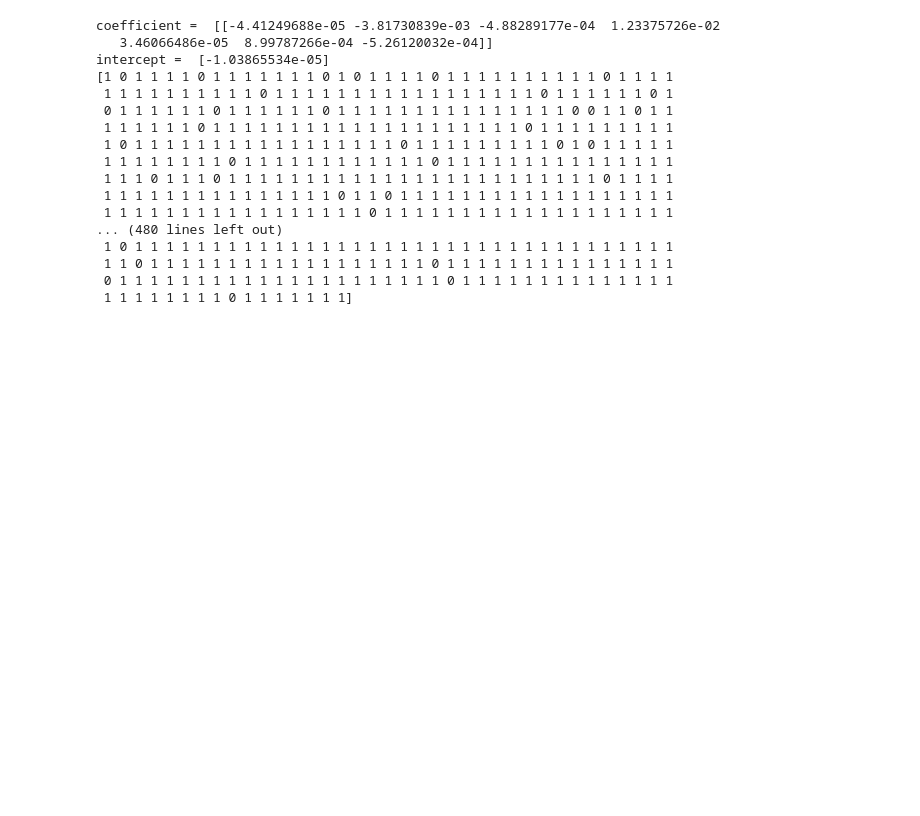
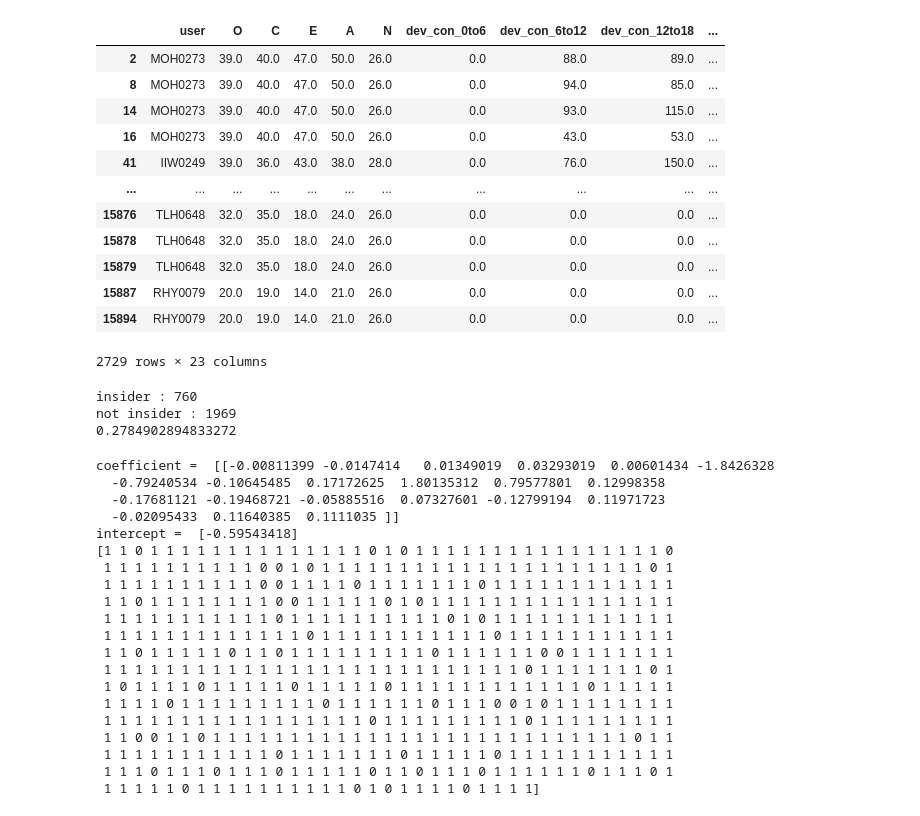
Before and after one commit to melonattacker/InsiderSignalingGame, a Jupyter notebook: data/preprocess/preprocess.ipynb, the cells around one changed output. Drawn from its saved outputs; the diff is of its cells as text; code cells hidden in the pictures; blank space fills up the shorter version.

```diff
--- a/data/preprocess/preprocess.ipynb
+++ b/data/preprocess/preprocess.ipynb
@@ -130,14 +142,48 @@ Name: date, Length: 405380, dtype: float64
+# %%
+main_df.assign(insider=0) # insiderのラベル追加
+insiders_df = pd.read_csv('insiders.csv')
+insiders = insiders_df[insiders_df['dataset'] == 4.2]['user'].tolist()
+main_df["insider"] = main_df["user"].apply(lambda x : 0 if x  in insiders else  1)
+nin_insider_list = list(main_df[main_df['insider'] == 1].index)
+del_rows = random.sample(nin_insider_list, math.floor(0.87*len(nin_insider_list))) # insiderとnot insiderの割合をいい感じにするためにnot insiderを削除
+main_df = main_df.drop(del_rows)
+main_df
+# %% [output]
+|  | user | O | C | E | A | N | dev_con_0to6 | dev_con_6to12 | dev_con_12to18 | ... |
+| 2 | MOH0273 | 39.0 | 40.0 | 47.0 | 50.0 | 26.0 | 0.0 | 88.0 | 89.0 | ... |
+| 8 | MOH0273 | 39.0 | 40.0 | 47.0 | 50.0 | 26.0 | 0.0 | 94.0 | 85.0 | ... |
+| 14 | MOH0273 | 39.0 | 40.0 | 47.0 | 50.0 | 26.0 | 0.0 | 93.0 | 115.0 | ... |
+| 16 | MOH0273 | 39.0 | 40.0 | 47.0 | 50.0 | 26.0 | 0.0 | 43.0 | 53.0 | ... |
+| 41 | IIW0249 | 39.0 | 36.0 | 43.0 | 38.0 | 28.0 | 0.0 | 76.0 | 150.0 | ... |
+| ... | ... | ... | ... | ... | ... | ... | ... | ... | ... | ... |
+| 15876 | TLH0648 | 32.0 | 35.0 | 18.0 | 24.0 | 26.0 | 0.0 | 0.0 | 0.0 | ... |
+| 15878 | TLH0648 | 32.0 | 35.0 | 18.0 | 24.0 | 26.0 | 0.0 | 0.0 | 0.0 | ... |
+| 15879 | TLH0648 | 32.0 | 35.0 | 18.0 | 24.0 | 26.0 | 0.0 | 0.0 | 0.0 | ... |
+| 15887 | RHY0079 | 20.0 | 19.0 | 14.0 | 21.0 | 26.0 | 0.0 | 0.0 | 0.0 | ... |
+| 15894 | RHY0079 | 20.0 | 19.0 | 14.0 | 21.0 | 26.0 | 0.0 | 0.0 | 0.0 | ... |
+2729 rows × 23 columns
+# %%
+df_ins = (main_df["insider"] == 0)
+print("insider :", df_ins.sum()) # 内部不正者のログ件数をカウント
+df_niins = (main_df["insider"] == 1)
+print("not insider :", df_niins.sum()) # 内部不正者でない人のログ件数をカウント
+print(df_ins.sum()/(df_ins.sum()+df_niins.sum())) # 全体における内部不正者のログ件数の割合
+# %% [output]
+insider : 760
+not insider : 1969
+0.2784902894833272
 # %%
 from sklearn.model_selection import train_test_split
 from sklearn.linear_model import LogisticRegression
+import numpy as np
 
-X = df[['year', 'month', 'day', 'hour', 'minute', 'second', 'activity']]
-Y = df['insider']
+X = main_df[['O', 'C', 'E', 'A', 'N', 'dev_con_0to6', 'dev_con_6to12', 'dev_con_12to18', 'dev_con_18to24', 'dev_dis_0to6', 'dev_dis_6to12', 'dev_dis_12to18', 'dev_dis_18to24', 'pc_on_0to6', 'pc_on_6to12', 'pc_on_12to18', 'pc_on_18to24', 'pc_off_0to6', 'pc_off_6to12', 'pc_off_12to18', 'pc_off_18to24']]
+Y = main_df['insider']
 
 X_train, X_test, Y_train, Y_test = train_test_split(X, Y, test_size = 0.2, random_state = 0) # 80%のデータを学習データに、20%を検証データにする
 
 # ロジスティック回帰で学習
-lr = LogisticRegression()
+lr = LogisticRegression(max_iter=1000)
 lr.fit(X_train, Y_train)
 print("coefficient = ", lr.coef_)
 print("intercept = ", lr.intercept_)
@@ -146,23 +192,26 @@ Y_pred = lr.predict(X_test)
 np.set_printoptions(threshold=np.inf)
 print(Y_pred)
 # %% [output]
-coefficient =  [[-4.41249688e-05 -3.81730839e-03 -4.88289177e-04  1.23375726e-02
-   3.46066486e-05  8.99787266e-04 -5.26120032e-04]]
-intercept =  [-1.03865534e-05]
-[1 0 1 1 1 1 0 1 1 1 1 1 1 1 0 1 0 1 1 1 1 0 1 1 1 1 1 1 1 1 1 1 0 1 1 1 1
- 1 1 1 1 1 1 1 1 1 1 0 1 1 1 1 1 1 1 1 1 1 1 1 1 1 1 1 1 0 1 1 1 1 1 1 0 1
- 0 1 1 1 1 1 1 0 1 1 1 1 1 1 0 1 1 1 1 1 1 1 1 1 1 1 1 1 1 1 0 0 1 1 0 1 1
- 1 1 1 1 1 1 0 1 1 1 1 1 1 1 1 1 1 1 1 1 1 1 1 1 1 1 1 0 1 1 1 1 1 1 1 1 1
- 1 0 1 1 1 1 1 1 1 1 1 1 1 1 1 1 1 1 1 0 1 1 1 1 1 1 1 1 1 0 1 0 1 1 1 1 1
- 1 1 1 1 1 1 1 1 0 1 1 1 1 1 1 1 1 1 1 1 1 0 1 1 1 1 1 1 1 1 1 1 1 1 1 1 1
- 1 1 1 0 1 1 1 0 1 1 1 1 1 1 1 1 1 1 1 1 1 1 1 1 1 1 1 1 1 1 1 1 0 1 1 1 1
- 1 1 1 1 1 1 1 1 1 1 1 1 1 1 1 0 1 1 0 1 1 1 1 1 1 1 1 1 1 1 1 1 1 1 1 1 1
- 1 1 1 1 1 1 1 1 1 1 1 1 1 1 1 1 1 0 1 1 1 1 1 1 1 1 1 1 1 1 1 1 1 1 1 1 1
-... (480 lines left out)
- 1 0 1 1 1 1 1 1 1 1 1 1 1 1 1 1 1 1 1 1 1 1 1 1 1 1 1 1 1 1 1 1 1 1 1 1 1
- 1 1 0 1 1 1 1 1 1 1 1 1 1 1 1 1 1 1 1 1 1 0 1 1 1 1 1 1 1 1 1 1 1 1 1 1 1
- 0 1 1 1 1 1 1 1 1 1 1 1 1 1 1 1 1 1 1 1 1 1 0 1 1 1 1 1 1 1 1 1 1 1 1 1 1
- 1 1 1 1 1 1 1 1 0 1 1 1 1 1 1 1]
+coefficient =  [[-0.00811399 -0.0147414   0.01349019  0.03293019  0.00601434 -1.8426328
+  -0.79240534 -0.10645485  0.17172625  1.80135312  0.79577801  0.12998358
+  -0.17681121 -0.19468721 -0.05885516  0.07327601 -0.12799194  0.11971723
+  -0.02095433  0.11640385  0.1111035 ]]
+intercept =  [-0.59543418]
+[1 1 0 1 1 1 1 1 1 1 1 1 1 1 1 1 1 0 1 0 1 1 1 1 1 1 1 1 1 1 1 1 1 1 1 1 0
+ 1 1 1 1 1 1 1 1 1 1 0 0 1 0 1 1 1 1 1 1 1 1 1 1 1 1 1 1 1 1 1 1 1 1 1 0 1
+ 1 1 1 1 1 1 1 1 1 1 0 0 1 1 1 1 0 1 1 1 1 1 1 1 0 1 1 1 1 1 1 1 1 1 1 1 1
+ 1 1 0 1 1 1 1 1 1 1 1 0 0 1 1 1 1 1 0 1 0 1 1 1 1 1 1 1 1 1 1 1 1 1 1 1 1
+ 1 1 1 1 1 1 1 1 1 1 1 0 1 1 1 1 1 1 1 1 1 1 0 1 0 1 1 1 1 1 1 1 1 1 1 1 1
+ 1 1 1 1 1 1 1 1 1 1 1 1 1 0 1 1 1 1 1 1 1 1 1 1 1 0 1 1 1 1 1 1 1 1 1 1 1
+ 1 1 0 1 1 1 1 1 0 1 1 0 1 1 1 1 1 1 1 1 1 0 1 1 1 1 1 1 0 0 1 1 1 1 1 1 1
+ 1 1 1 1 1 1 1 1 1 1 1 1 1 1 1 1 1 1 1 1 1 1 1 1 1 1 1 0 1 1 1 1 1 1 1 0 1
+ 1 0 1 1 1 1 0 1 1 1 1 1 0 1 1 1 1 1 0 1 1 1 1 1 1 1 1 1 1 1 1 0 1 1 1 1 1
+ 1 1 1 1 0 1 1 1 1 1 1 1 1 1 0 1 1 1 1 1 1 0 1 1 1 0 0 1 0 1 1 1 1 1 1 1 1
+ 1 1 1 1 1 1 1 1 1 1 1 1 1 1 1 1 1 0 1 1 1 1 1 1 1 1 1 0 1 1 1 1 1 1 1 1 1
+ 1 1 0 0 1 1 0 1 1 1 1 1 1 1 1 1 1 1 1 1 1 1 1 1 1 1 1 1 1 1 1 1 1 1 0 1 1
+ 1 1 1 1 1 1 1 1 1 1 1 0 1 1 1 1 1 1 1 0 1 1 1 1 1 0 1 1 1 1 1 1 1 1 1 1 1
+ 1 1 1 0 1 1 1 0 1 1 1 0 1 1 1 1 1 0 1 1 0 1 1 1 0 1 1 1 1 1 1 0 1 1 1 0 1
+ 1 1 1 1 1 0 1 1 1 1 1 1 1 1 1 1 0 1 0 1 1 1 1 0 1 1 1 1]
 # %%
 from sklearn.metrics import confusion_matrix, accuracy_score, precision_score, recall_score, f1_score
 
```
Also changed, not shown: parts of 10 cells of this notebook, 1 other file.
